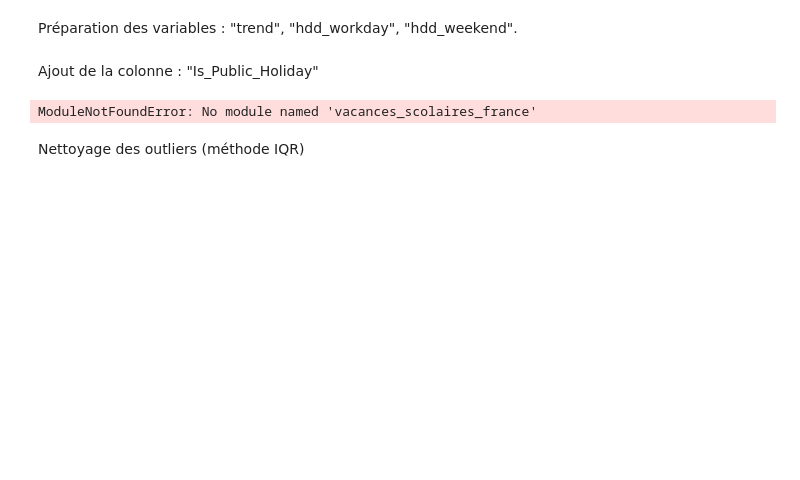
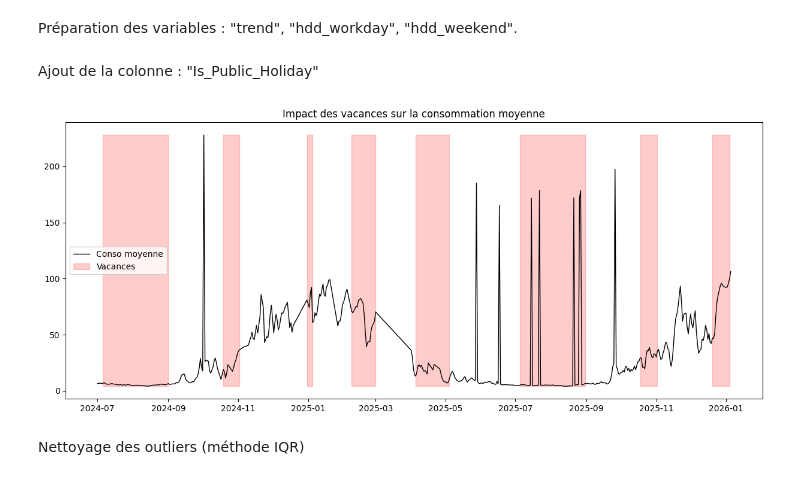
Before and after one commit to MatFerre/engie, a Jupyter notebook: original_method.ipynb, the cells around one changed output. Saved outputs shown, nothing was run; the diff lists cells and outputs as text; code cells hidden in the pictures; blank space fills up the shorter version.

```diff
--- a/original_method.ipynb
+++ b/original_method.ipynb
@@ -42,16 +27,60 @@ df['hdd_weekend'] = df['hdd'] * df['is_weekend']
 # %% [markdown]
 Ajout de la colonne : "Is_Public_Holiday"
 # %%
-# 1. L'import et l'initialisation tels qu'écrits sur votre image
-from vacances_scolaires_france import SchoolHolidayDates
-d = SchoolHolidayDates()
+import pandas as pd
 
-# 2. L'application sur votre colonne de dates pour créer la variable (0 ou 1)
-df['is_school_holiday'] = df['date_parsed'].apply(lambda x: 1 if d.is_holiday(x.date()) else 0)
+# 1. Chargement du fichier
+path_vacances = r"C:\Users\utilisateur\Desktop\programmation\Statap\data\data.csv"
+df_vacances = pd.read_csv(path_vacances)
 
-print("Colonne des vacances ajoutée avec succès !")
+# 2. Créer l'indicateur (1 si vacances dans n'importe quelle zone, 0 sinon)
+df_vacances['is_school_holiday'] = (
+    df_vacances['vacances_zone_a'] |
+    df_vacances['vacances_zone_b'] |
+    df_vacances['vacances_zone_c']
+).astype(int)
+
+# 1. On s'assure que les dates sont au même format (YYYY-MM-DD) sans timezone
+df_vacances['date'] = pd.to_datetime(df_vacances['date']).dt.tz_localize(None).dt.strftime('%Y-%m-%d')
+
+# 2. On crée un dictionnaire de correspondance : {date: indicateur}
+mapping_vacances = dict(zip(df_vacances['date'], df_vacances['is_school_holiday']))
+
+# 3. On applique ce dictionnaire à ton df principal
+# (On transforme la date du df en string pour qu'elle corresponde aux clés du dictionnaire)
+df['is_school_holiday'] = (
+    pd.to_datetime(df['date_parsed'])
+    .dt.tz_localize(None)
+    .dt.strftime('%Y-%m-%d')
+    .map(mapping_vacances)
+    .fillna(0)  # Si une date n'est pas dans le fichier, on met 0
+    .astype(int)
+)
-# %% [output]
-ModuleNotFoundError: No module named 'vacances_scolaires_france'
+# %%
+# 1. On prépare les données agrégées par jour
+# On calcule la moyenne de conso pour que le graphique ne soit pas pollué par le nombre de compteurs
+daily_stats = df.groupby('date_parsed').agg({
+    'valeur_energie_conso': 'mean',
+    'is_school_holiday': 'max'
+}).reset_index()
+
+# 2. On trace la courbe
+plt.figure(figsize=(15, 6))
+plt.plot(daily_stats['date_parsed'], daily_stats['valeur_energie_conso'], color='black', lw=1, label='Conso moyenne')
+
+# 3. On colorie les zones de vacances
+# On utilise fill_between pour créer des blocs propres
+plt.fill_between(daily_stats['date_parsed'],
+                 daily_stats['valeur_energie_conso'].min(),
+                 daily_stats['valeur_energie_conso'].max(),
+                 where=(daily_stats['is_school_holiday'] == 1),
+                 color='red', alpha=0.2, label='Vacances')
+
+plt.title("Impact des vacances sur la consommation moyenne")
+plt.legend()
+plt.show()
+# %% [output]
+[figure, added]
 # %% [markdown]
 Nettoyage des outliers (méthode IQR)
 # %%
```
Also changed, not shown: parts of 10 cells of this notebook.
